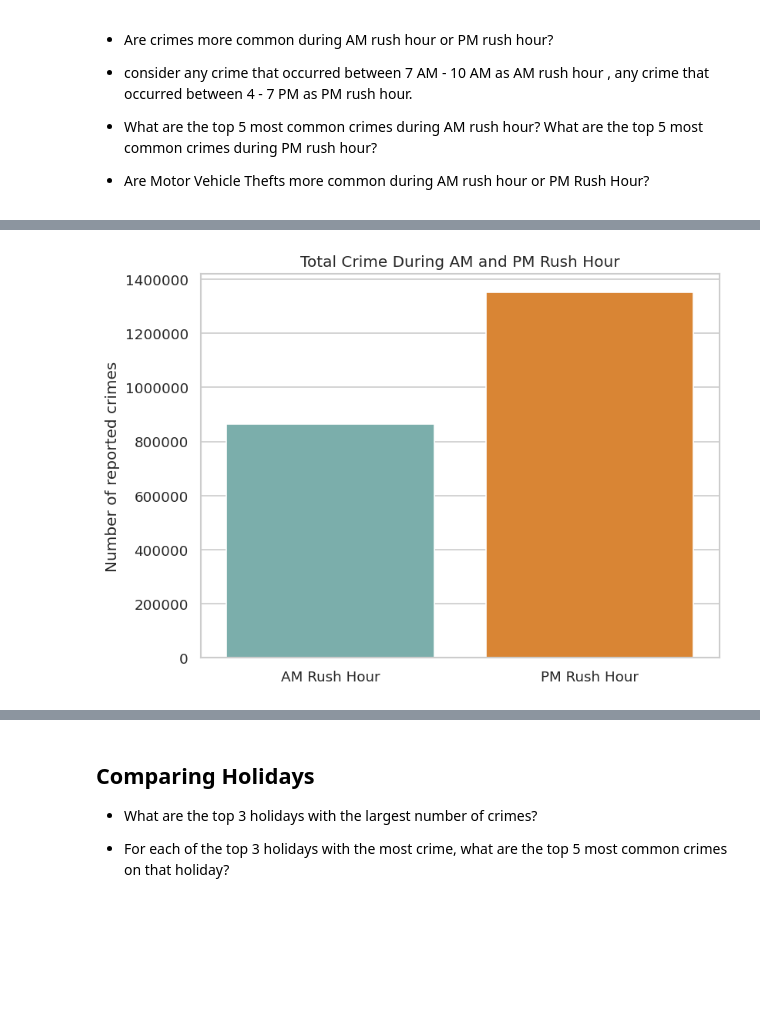
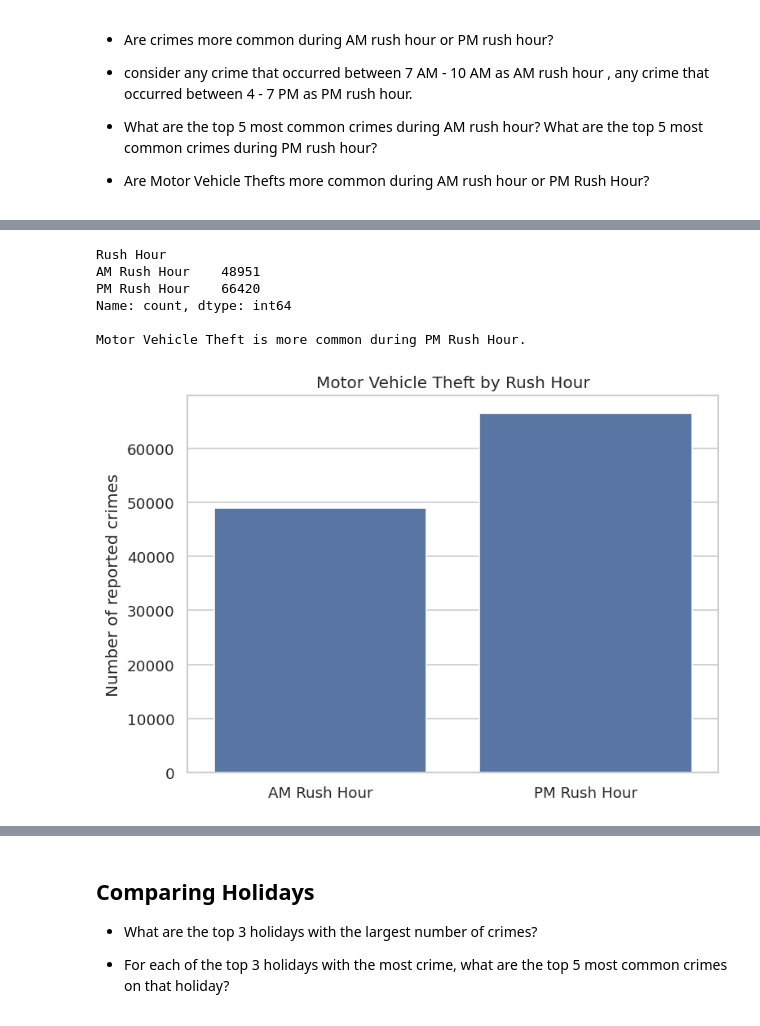
Before and after one commit to swirita/Chicago-Crime-Analysis-and-Forecasting, a Jupyter notebook: notebooks/02_crime_analysis_forecast.ipynb, the cells around one changed output, grey strips where cells are left out. Cells and saved outputs as stored; diff of their text form; code cells hidden in the pictures; blank space fills up the shorter version.

```diff
--- a/notebooks/02_crime_analysis_forecast.ipynb
+++ b/notebooks/02_crime_analysis_forecast.ipynb
@@ -122,7 +283,7 @@ DatetimeIndex(['2001-01-01', '2001-01-02', '2001-01-03', '2001-01-04',
               dtype='datetime64[ns]', length=9368, freq='D')
 # %%
 ## Create an instance of the US country holidays.
-us_holidays = country_holidays('US')
+us_holidays = holidays.country_holidays('US')
 us_holidays
 # %% [output]
 holidays.country_holidays('US')
@@ -345,23 +549,22 @@ dtype: int64
+# %%
+# Motor Vehicle Theft AM or PM?
+mvt = rush_df[rush_df['Primary Type'] == 'MOTOR VEHICLE THEFT']
+mvt_counts = mvt['Rush Hour'].value_counts().reindex(['AM Rush Hour', 'PM Rush Hour'])
+print(mvt_counts)
+
+more_common_mvt = mvt_counts.idxmax()
+print(f"\nMotor Vehicle Theft is more common during {more_common_mvt}.")
+# %% [output]
+Rush Hour
+AM Rush Hour    48951
+PM Rush Hour    66420
+Name: count, dtype: int64
+
+Motor Vehicle Theft is more common during PM Rush Hour.
 # %%
 fig, ax = plt.subplots(figsize=(7, 5))
-sns.barplot(
-    x=rush_totals.index,
-    y=rush_totals.values,
-    hue=rush_totals.index,
-    palette=['#72B7B2', '#F58518'],
-    legend=False,
-    ax=ax
-)
-ax.set(
-    title='Total Crime During AM and PM Rush Hour',
-    xlabel='',
-    ylabel='Number of reported crimes'
-)
-ax.ticklabel_format(style='plain', axis='y')
-fig.tight_layout()
+sns.barplot(x=mvt_counts.index, y=mvt_counts.values, ax=ax)
+ax.set(title='Motor Vehicle Theft by Rush Hour', xlabel='', ylabel='Number of reported crimes')
 plt.show()
-
-more_common_rush = rush_totals.idxmax()
-difference = int(rush_totals.max() - rush_totals.min())
 # %% [output]
-[figure, old version]
+[figure, new version]
```
Also changed, not shown: parts of 31 cells of this notebook.
